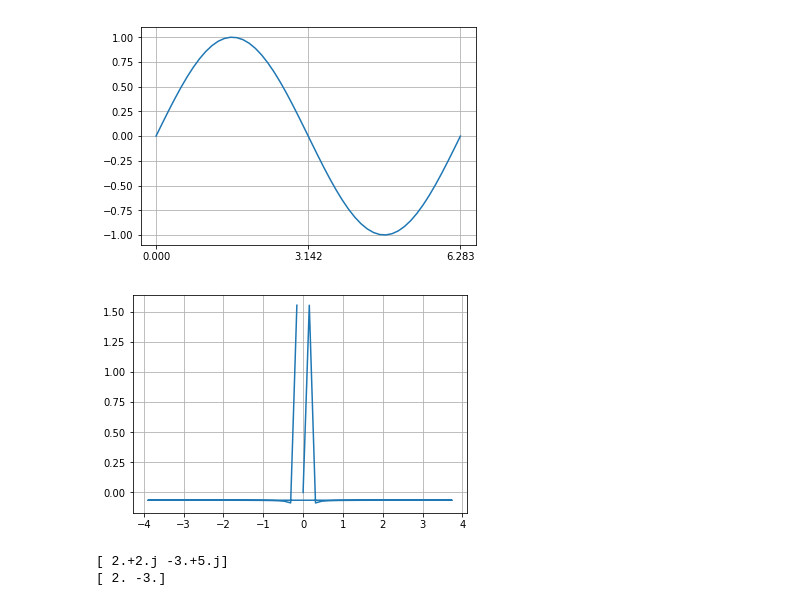
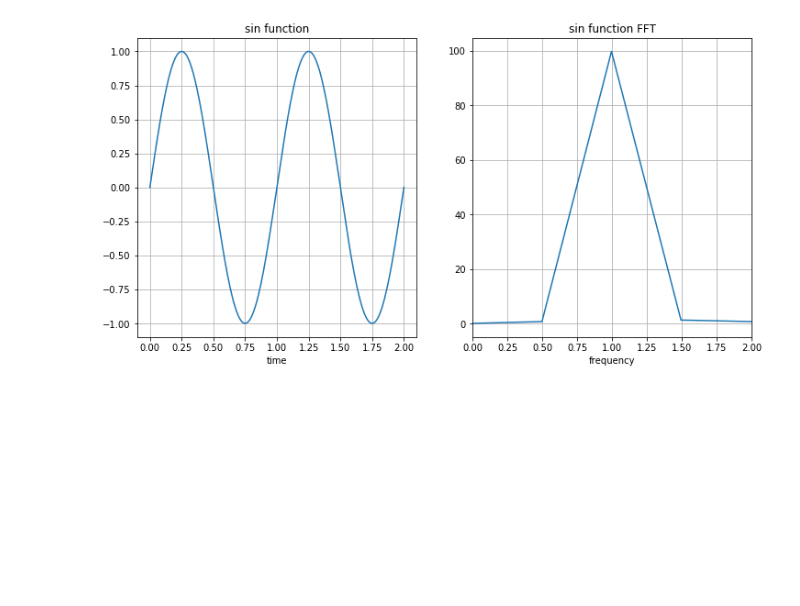
Before and after one commit to alwilliams2433/python_learning, a Jupyter notebook: scipy_fft_package.ipynb, the cells around one changed output. Saved outputs shown, nothing was run; the diff lists cells and outputs as text; code cells hidden in the pictures; blank space fills up the shorter version.

```diff
--- a/scipy_fft_package.ipynb
+++ b/scipy_fft_package.ipynb
@@ -3,28 +3,31 @@ import numpy
 import scipy.fftpack
 import matplotlib.pyplot as plt
 pi = numpy.pi
-# %%
-final = 2*pi
-x, dt = numpy.linspace(0, final, 50, retstep=True)
-y = numpy.sin(x)
-plt.plot(x, y)
-plt.grid(True)
-plt.xticks(numpy.arange(0, final+0.01, pi))
-plt.show()
-
-fft = scipy.fftpack.fft(y)
-freqs = scipy.fftpack.fftfreq(len(y), d=dt)
-plt.plot(freqs, numpy.real(fft))
-plt.grid(True)
-plt.show()
-# %% [output]
-[figure, removed]
-[figure, removed]
-# %%
-x = numpy.array([numpy.complex(2,2), numpy.complex(-3,5)])
-print(x)
-x = numpy.real(x)
-print(x)
-# %% [output]
-[ 2.+2.j -3.+5.j]
-[ 2. -3.]
+# %%
+frequency = 1
+numberOfRepetitions = 2
+f = lambda x: numpy.sin(2*pi*frequency*x)
+limits = (0., frequency*numberOfRepetitions)
+numberOfPoints = 100*numberOfRepetitions # use even values
+x, dx = numpy.linspace(limits[0], limits[1], numberOfPoints, retstep=True)
+y = f(x)
+
+fig = plt.figure(1, figsize=(12,6))
+ax = fig.add_subplot(1,2,1)
+ax.plot(x, y)
+ax.set_title('sin function')
+ax.set_xlabel('time')
+ax.grid(True)
+
+fft = scipy.fftpack.fft(y)
+freqs = scipy.fftpack.fftfreq(numberOfPoints, d=dx)
+ax = fig.add_subplot(1,2,2)
+ax.plot(freqs[0:(numberOfPoints//2)], numpy.abs(fft[0:(numberOfPoints//2)]))
+ax.set_xlim((0,2))
+ax.set_title('sin function FFT')
+ax.set_xlabel('frequency')
+ax.grid(True)
+
+plt.show()
+# %% [output]
+[figure, added]
```
Also changed, not shown: parts of 8 cells of this notebook.
